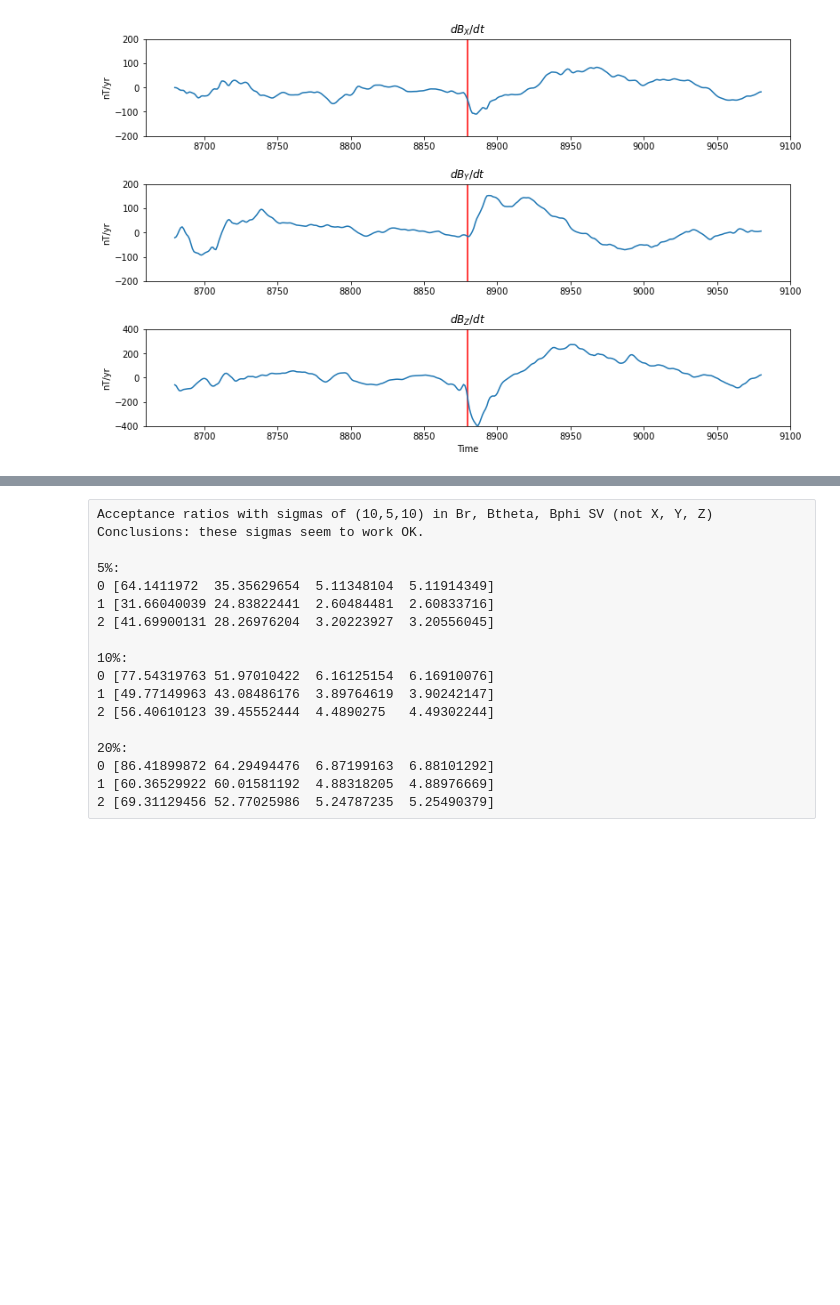
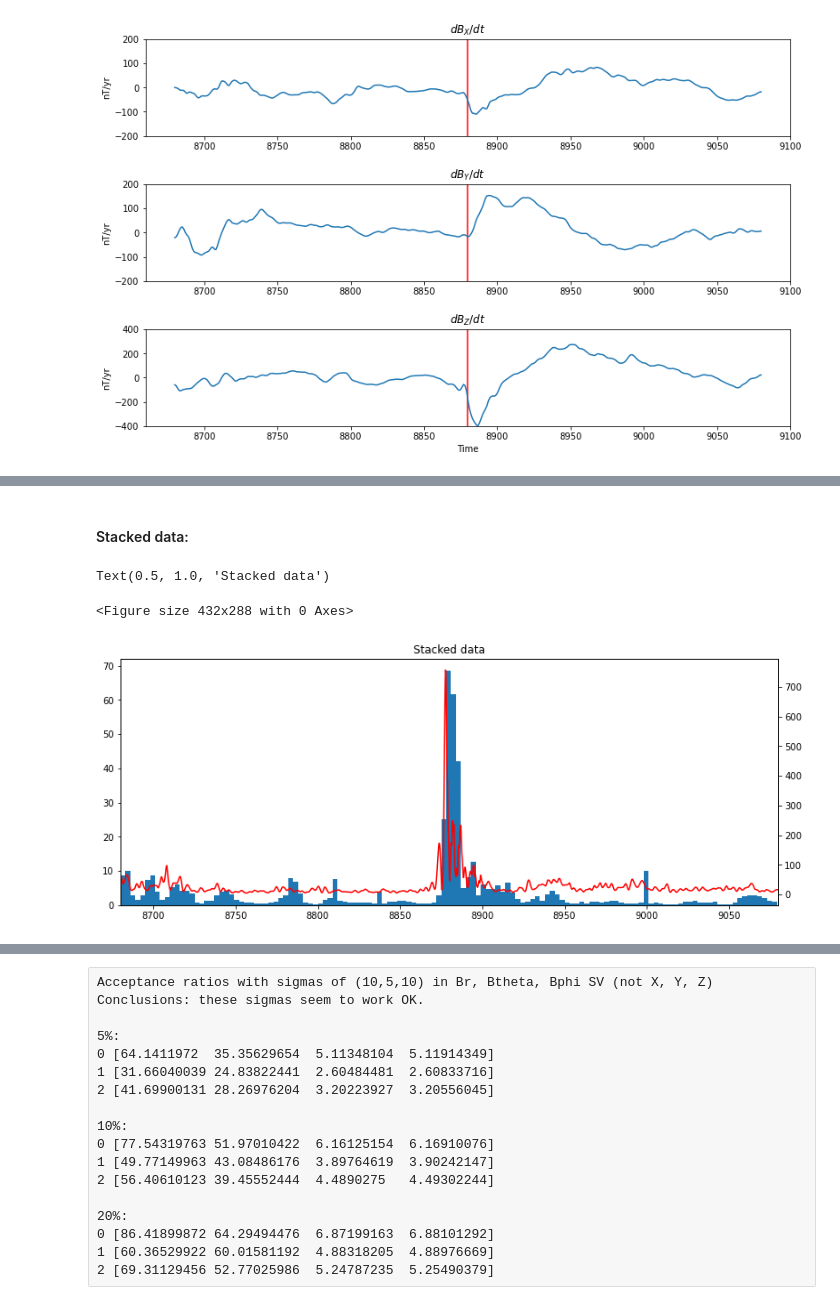
Before and after one commit to plivermore/jerk_finder, a Jupyter notebook: Python/Explore_path_model1.ipynb, the cells around one changed output, grey strips where cells are left out. Saved outputs shown, nothing was run; the diff lists cells and outputs as text; code cells hidden in the pictures; blank space fills up the shorter version.

```diff
--- a/Python/Explore_path_model1.ipynb
+++ b/Python/Explore_path_model1.ipynb
@@ -191,3 +232,23 @@ TypeError: jerks.jerks.rjmcmc() missing required argument 'time_intervals_edges'
+# %% [markdown]
+#### Stacked data:
+# %%
+plt.figure()
+f, (ax1) = plt.subplots(1, 1, figsize=(13,5) )
+left_edges = time_intervals_edges[:-1]
+fac = (NSAMPLE-burn_in)/THIN
+ax1.bar(left_edges, np.sum(delta_hist_save[:,:],axis=0), align='edge', width = 1*(left_edges[1] - left_edges[0]))
+
+ax1b = ax1.twinx()
+
+time_EJ, EJ = np.loadtxt('Jerk_energy.dat',unpack=True)
+ax1b.plot(time_EJ, EJ,'r' )
+ax1.set_xlim(time_yearly.min(), time_yearly.max() )
+
+ax1.set_title(r'Stacked data')
+# %% [output]
+Text(0.5, 1.0, 'Stacked data')
+<Figure size 432x288 with 0 Axes>
+[figure, added]
 # %%
 plt.figure()
 f, (ax1, ax2,ax3,ax4) = plt.subplots(4, 1, figsize=(13,9) )
```
Also changed, not shown: parts of 38 cells of this notebook, 14 other files.
